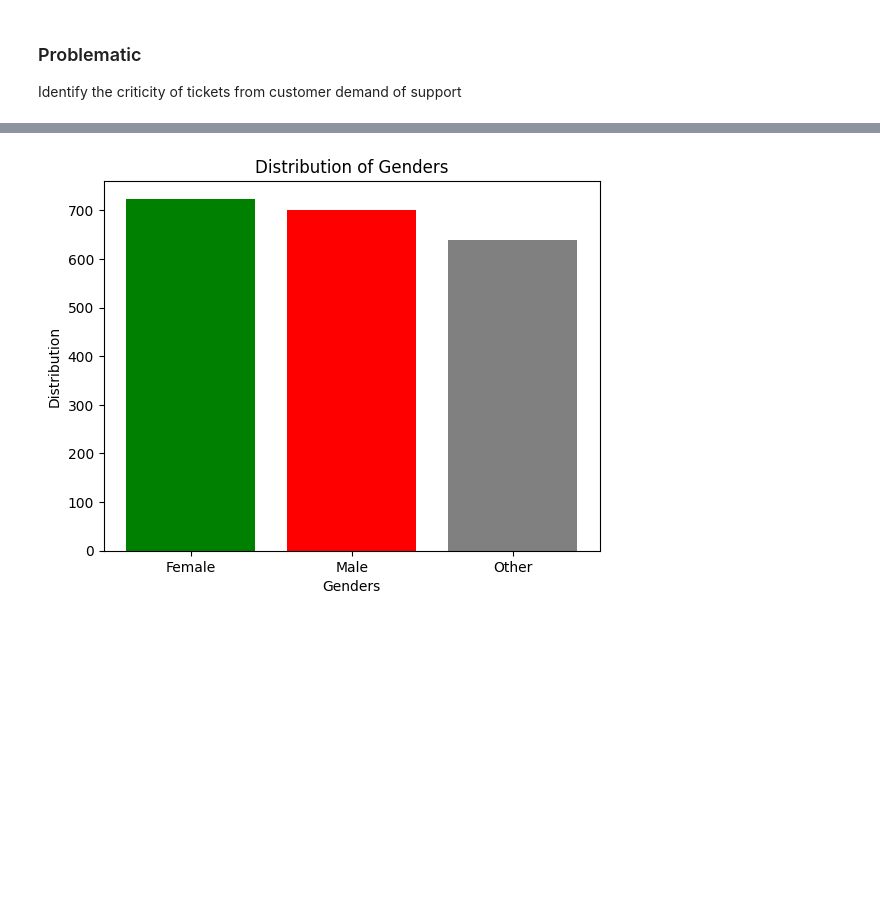
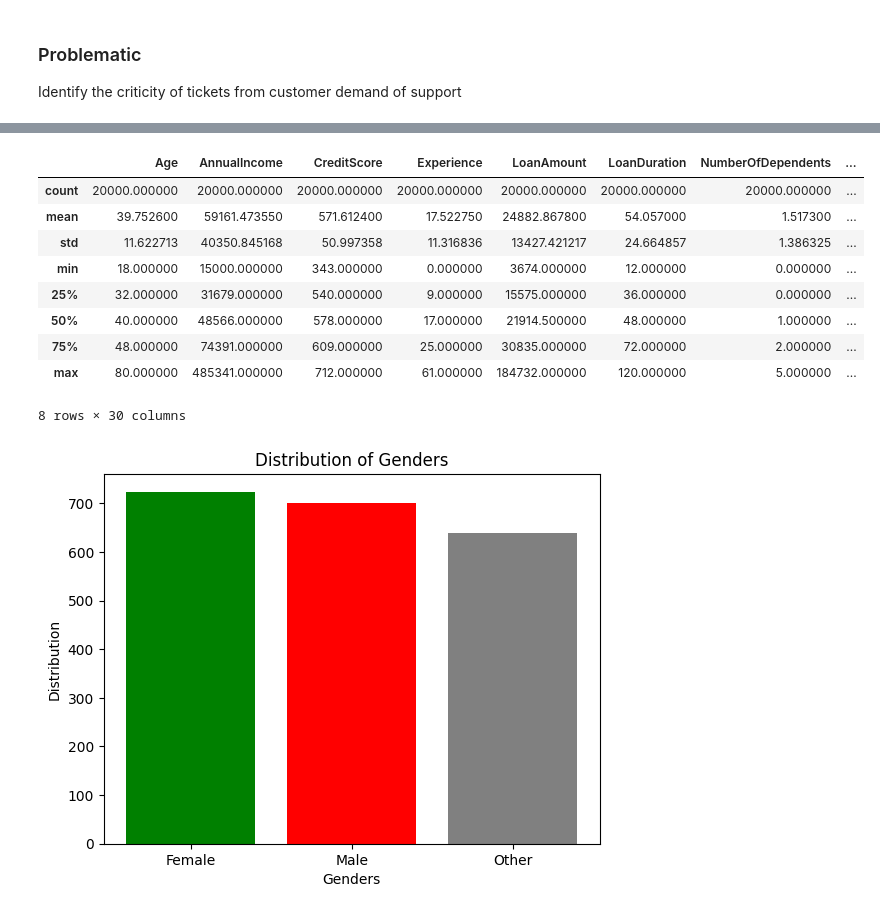
Before and after one commit to LouisDuv/ethical_AI_workflow, a Jupyter notebook: src/notebook.ipynb, the cells around one changed output, grey strips where cells are left out. Drawn from its saved outputs; the diff is of its cells as text; code cells hidden in the pictures; blank space fills up the shorter version.

```diff
--- a/src/notebook.ipynb
+++ b/src/notebook.ipynb
@@ -20,0 +49,13 @@ df.head()
+# %%
+df.describe()
+# %% [output]
+|  | Age | AnnualIncome | CreditScore | Experience | LoanAmount | LoanDuration | NumberOfDependents | ... |
+| count | 20000.000000 | 20000.000000 | 20000.000000 | 20000.000000 | 20000.000000 | 20000.000000 | 20000.000000 | ... |
+| mean | 39.752600 | 59161.473550 | 571.612400 | 17.522750 | 24882.867800 | 54.057000 | 1.517300 | ... |
+| std | 11.622713 | 40350.845168 | 50.997358 | 11.316836 | 13427.421217 | 24.664857 | 1.386325 | ... |
+| min | 18.000000 | 15000.000000 | 343.000000 | 0.000000 | 3674.000000 | 12.000000 | 0.000000 | ... |
+| 25% | 32.000000 | 31679.000000 | 540.000000 | 9.000000 | 15575.000000 | 36.000000 | 0.000000 | ... |
+| 50% | 40.000000 | 48566.000000 | 578.000000 | 17.000000 | 21914.500000 | 48.000000 | 1.000000 | ... |
+| 75% | 48.000000 | 74391.000000 | 609.000000 | 25.000000 | 30835.000000 | 72.000000 | 2.000000 | ... |
+| max | 80.000000 | 485341.000000 | 712.000000 | 61.000000 | 184732.000000 | 120.000000 | 5.000000 | ... |
+8 rows × 30 columns
```
Also changed, not shown: parts of 7 cells of this notebook, 1 other file.
